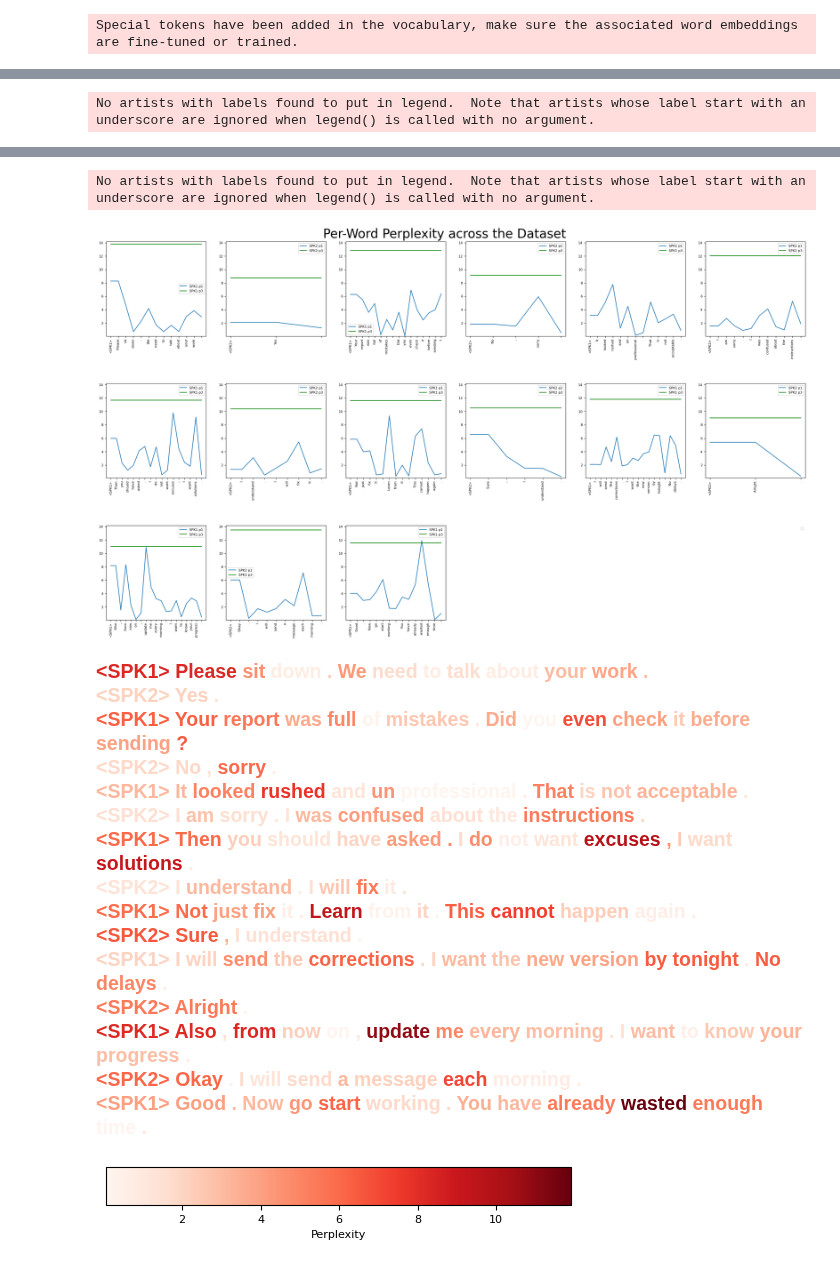
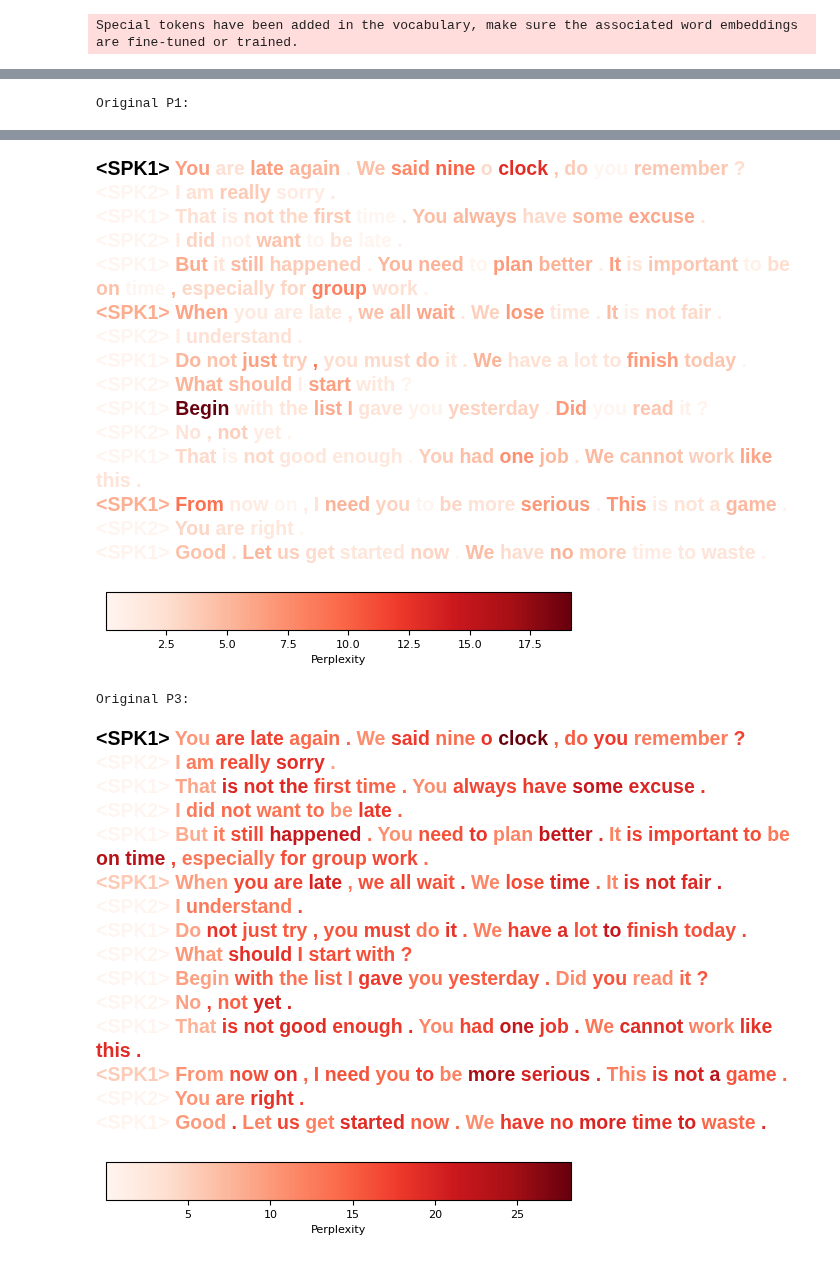
Before and after one commit to serenabono/conversational_dominance, a Jupyter notebook: notebooks/proof_of_concept.ipynb, the cells around one changed output, grey strips where cells are left out. Saved outputs shown, nothing was run; the diff lists cells and outputs as text; code cells hidden in the pictures.

Commit message:
Fix color display + Compare context

```diff
--- a/notebooks/proof_of_concept.ipynb
+++ b/notebooks/proof_of_concept.ipynb
@@ -10,7 +10,7 @@ import matplotlib.pyplot as plt
 from IPython.display import display, HTML
 import matplotlib.colors as mcolors
 # %%
-model_id = "fine-tuned-gpt2-speakers-6"
+model_id = "fine-tuned-gpt2-speakers-8"
 device = torch.device("cuda" if torch.cuda.is_available() else "cpu")
 model : GPT2LMHeadModel = GPT2LMHeadModel.from_pretrained(model_id).to(device)
 tokenizer : GPT2TokenizerFast = GPT2TokenizerFast.from_pretrained(model_id)
@@ -221,7 +221,7 @@ def compute_graph_perplexity(tokens, p1, p2, matches, answers=None):
     plt.show()
 
 
-def display_colored_sentences(tokens, p1):
+def display_colored_sentences(tokens, p1, bound = None):
     encodings = torch.cat(tokens)
     decoded_tokens = [tokenizer.decode([token], skip_special_tokens=False) for token in encodings]
 
@@ -230,6 +230,8 @@ def display_colored_sentences(tokens, p1):
 
     global_min = np.nanmin(p1)
     global_max = np.nanmax(p1)
+    if bound != None:
+        global_min, global_max = bound
 
     # Create a white-to-red colormap
     cmap = plt.cm.Reds
@@ -283,7 +285,7 @@ def preprocess(text):
     matches = re.findall(pattern, "".join(text))
     dialog = text.replace("\n", "")
     dialog = re.sub(r'\<', r'\n<', dialog).split("\n")[1:]
-    dialog = [d.strip() for d in dialog]
+    dialog = [d.strip() + " " for d in dialog]
     # dialog = [re.sub(pattern," >", d) for d in dialog]
 
     return dialog, matches
@@ -369,11 +371,12 @@ dialog_second_dominant_2 = """
 """
 # %%
 # V4: New P3, New P1, use next token's perplexity for first element of p1, use <SPK1> and <SPK2>
-dialog, matches = preprocess(dialog_first_dominant)
+dialog, matches = preprocess(dialog_first_dominant_2)
 pre_context = "" # "<SPK1> is a boss and <SPK2> is an employee. <SPk1> is angry and they are talking about <SPK2> being late always."
 
 tokens = [tokenizer(section, return_tensors="pt", return_offsets_mapping=True).input_ids[0] for section in dialog]
 perplexity_scores_p1 = p1_new(dialog, pre_context=pre_context)
+perplexity_scores_p1_backup = perplexity_scores_p1.copy()
 perplexity_scores_p3 = p3_new(dialog, pre_context=pre_context)
 perplexity_scores_p3_backup = perplexity_scores_p3.copy()
 perplexity_scores_p3 = agg_p3_new(tokens, perplexity_scores_p3)
@@ -384,9 +387,12 @@ print(np.corrcoef(perplexity_scores_p1[1:], perplexity_scores_p3[1:]))
 print(f"Average P1 for speakers:{mean_p_per_speaker(tokens, perplexity_scores_p1)}")
 print(f"Average P3 for speakers:{mean_p_per_speaker(tokens, perplexity_scores_p3)}")
 print()
-compute_graph_perplexity(tokens, perplexity_scores_p1, perplexity_scores_p3_backup, matches) # Shows the non-aggregated p3. note that now p3 and p1 are not equal because we changed the first element of p1 to use the next token's perplexity.
+compute_graph_perplexity(tokens, perplexity_scores_p1_backup, perplexity_scores_p3_backup, matches) # Shows the non-aggregated p3. note that now p3 and p1 are not equal because we changed the first element of p1 to use the next token's perplexity.
 compute_graph_perplexity(tokens, perplexity_scores_p1, perplexity_scores_p3, matches) # Shows the non-aggregated p3. note that now p3 and p1 are not equal because we changed the first element of p1 to use the next token's perplexity.
 
-display_colored_sentences(tokens, perplexity_scores_p1)
+print("Original P1:")
+display_colored_sentences(tokens, perplexity_scores_p1_backup)
+print("\n\n\nOriginal P3:")
+display_colored_sentences(tokens, perplexity_scores_p3_backup)
 # %% [output]
 Correlation coef with new p3:
@@ -397 +405 @@ Average P3 for speakers:(12.321721454924202, 10.484781304203931)
-No artists with labels found to put in legend.  Note that artists whose label start with an underscore are ignored when legend() is called with no argument.
+Original P1:
@@ -399,18 +406,33 @@ No artists with labels found to put in legend.  Note that artists whose label st
-No artists with labels found to put in legend.  Note that artists whose label start with an underscore are ignored when legend() is called with no argument.
-[figure, old version]
-<SPK1> Please sit down . We need to talk about your work .
-<SPK2> Yes .
-<SPK1> Your report was full of mistakes . Did you even check it before sending ?
-<SPK2> No , sorry .
-<SPK1> It looked rushed and un professional . That is not acceptable .
-<SPK2> I am sorry . I was confused about the instructions .
-<SPK1> Then you should have asked . I do not want excuses , I want solutions .
-<SPK2> I understand . I will fix it .
-<SPK1> Not just fix it . Learn from it . This cannot happen again .
-<SPK2> Sure , I understand .
-<SPK1> I will send the corrections . I want the new version by tonight . No delays .
-<SPK2> Alright .
-<SPK1> Also , from now on , update me every morning . I want to know your progress .
-<SPK2> Okay . I will send a message each morning .
-<SPK1> Good . Now go start working . You have already wasted enough time .
+<SPK1> You are late again . We said nine o clock , do you remember ?
+<SPK2> I am really sorry .
+<SPK1> That is not the first time . You always have some excuse .
+<SPK2> I did not want to be late .
+<SPK1> But it still happened . You need to plan better . It is important to be on time , especially for group work .
+<SPK1> When you are late , we all wait . We lose time . It is not fair .
+<SPK2> I understand .
+<SPK1> Do not just try , you must do it . We have a lot to finish today .
+<SPK2> What should I start with ?
+<SPK1> Begin with the list I gave you yesterday . Did you read it ?
+<SPK2> No , not yet .
+<SPK1> That is not good enough . You had one job . We cannot work like this .
+<SPK1> From now on , I need you to be more serious . This is not a game .
+<SPK2> You are right .
+<SPK1> Good . Let us get started now . We have no more time to waste .
-[figure, old version]
+[figure, new version]
+Original P3:
+<SPK1> You are late again . We said nine o clock , do you remember ?
+<SPK2> I am really sorry .
+<SPK1> That is not the first time . You always have some excuse .
+<SPK2> I did not want to be late .
+<SPK1> But it still happened . You need to plan better . It is important to be on time , especially for group work .
+<SPK1> When you are late , we all wait . We lose time . It is not fair .
+<SPK2> I understand .
+<SPK1> Do not just try , you must do it . We have a lot to finish today .
+<SPK2> What should I start with ?
+<SPK1> Begin with the list I gave you yesterday . Did you read it ?
+<SPK2> No , not yet .
+<SPK1> That is not good enough . You had one job . We cannot work like this .
+<SPK1> From now on , I need you to be more serious . This is not a game .
+<SPK2> You are right .
+<SPK1> Good . Let us get started now . We have no more time to waste .
+[figure, added]
```
Also changed, not shown: parts of 6 cells of this notebook, 1 other file.
